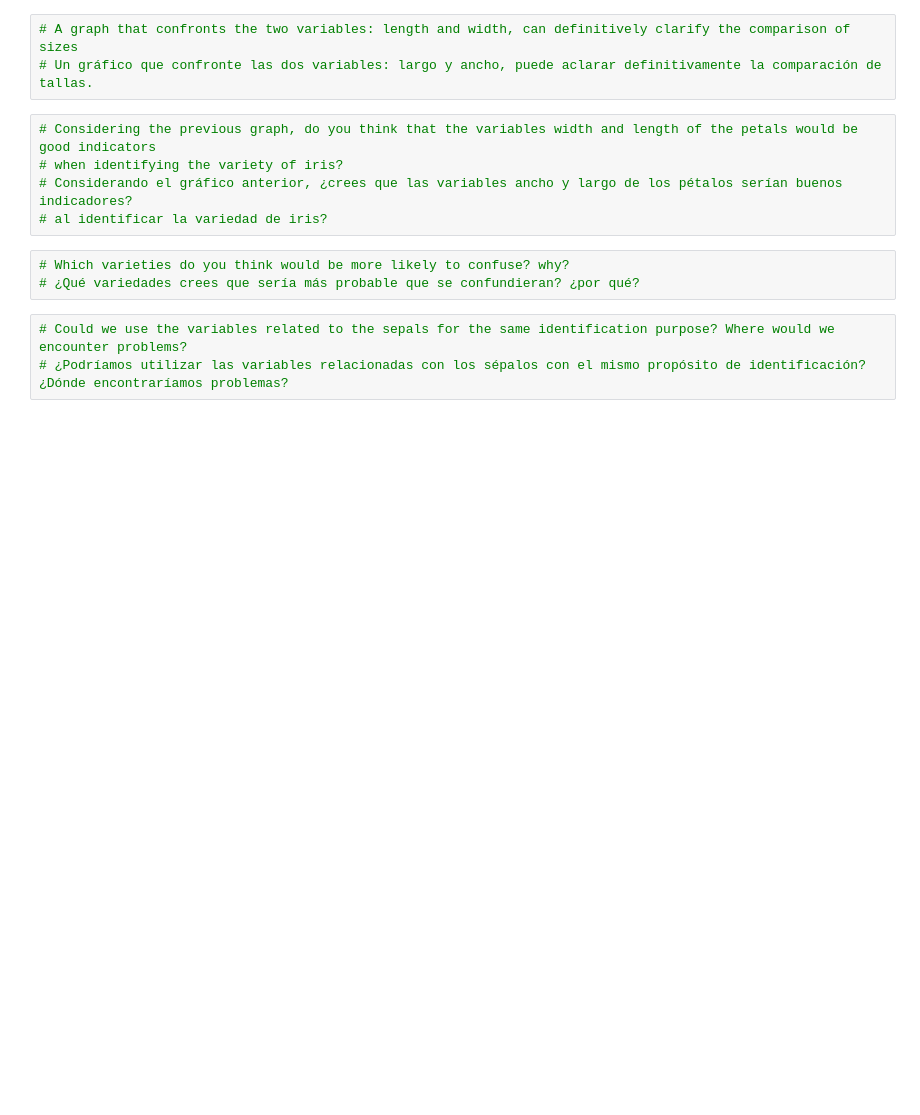
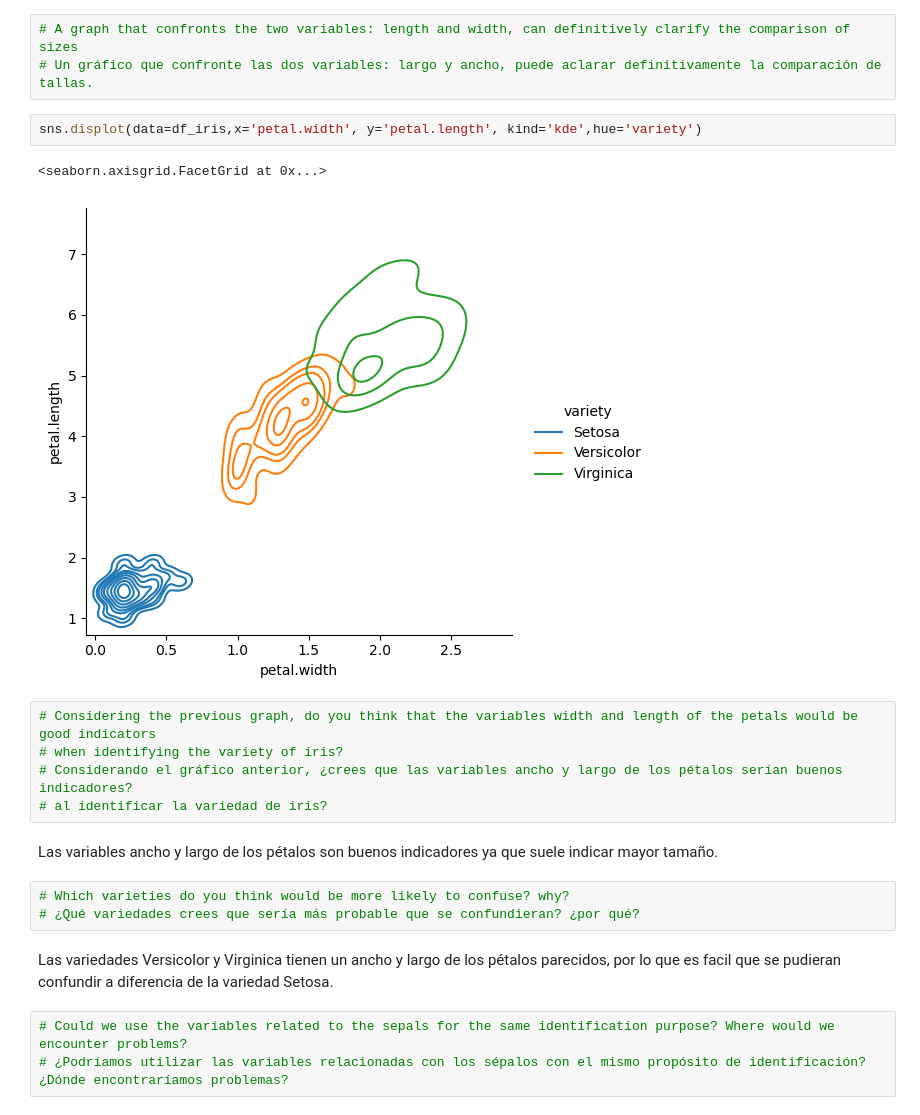
Before and after one commit to Maitlla/Sistemas_BD, a Jupyter notebook: analytics/03_distributions-exercise.ipynb, the cells around one changed output. Drawn from its saved outputs; the diff is of its cells as text; blank space fills up the shorter version.

```diff
--- a/analytics/03_distributions-exercise.ipynb
+++ b/analytics/03_distributions-exercise.ipynb
@@ -103,14 +110,23 @@ sns.displot(data=df_iris,x='petal.length', kind='kde',hue='variety')
 # %%
 # A graph that confronts the two variables: length and width, can definitively clarify the comparison of sizes
 # Un gráfico que confronte las dos variables: largo y ancho, puede aclarar definitivamente la comparación de tallas.
+# %%
+sns.displot(data=df_iris,x='petal.width', y='petal.length', kind='kde',hue='variety')
+# %% [output]
+<seaborn.axisgrid.FacetGrid at 0x...>
+[figure, added]
 # %%
 # Considering the previous graph, do you think that the variables width and length of the petals would be good indicators
 # when identifying the variety of iris?
 # Considerando el gráfico anterior, ¿crees que las variables ancho y largo de los pétalos serían buenos indicadores?
 # al identificar la variedad de iris?
+# %% [markdown]
+Las variables ancho y largo de los pétalos son buenos indicadores ya que suele indicar mayor tamaño.
 # %%
 # Which varieties do you think would be more likely to confuse? why?
 # ¿Qué variedades crees que sería más probable que se confundieran? ¿por qué?
+# %% [markdown]
+Las variedades Versicolor y Virginica tienen un ancho y largo de los pétalos parecidos, por lo que es facil que se pudieran confundir a diferencia de la variedad Setosa.
 # %%
 # Could we use the variables related to the sepals for the same identification purpose? Where would we encounter problems?
 # ¿Podríamos utilizar las variables relacionadas con los sépalos con el mismo propósito de identificación? ¿Dónde encontraríamos problemas?
```
Also changed, not shown: parts of 11 cells of this notebook, 5 other files.
